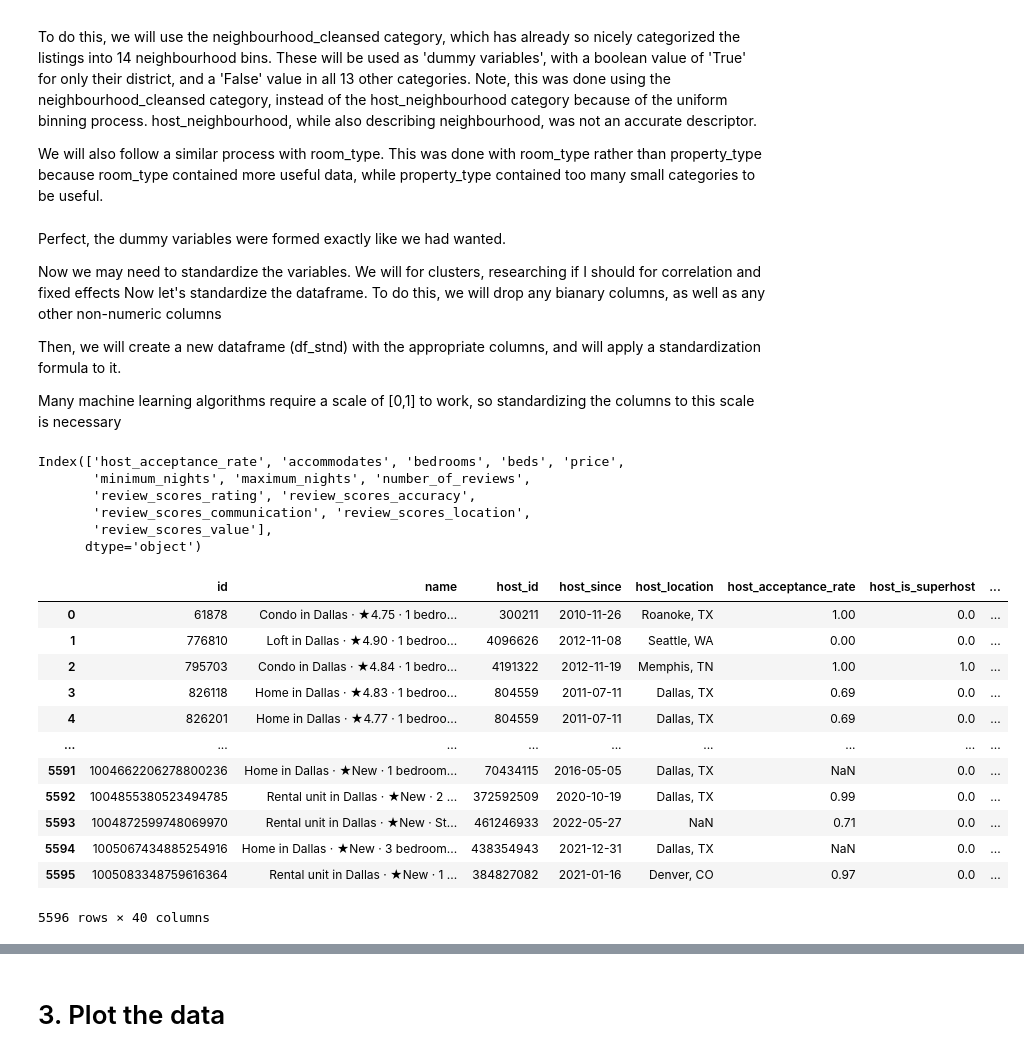
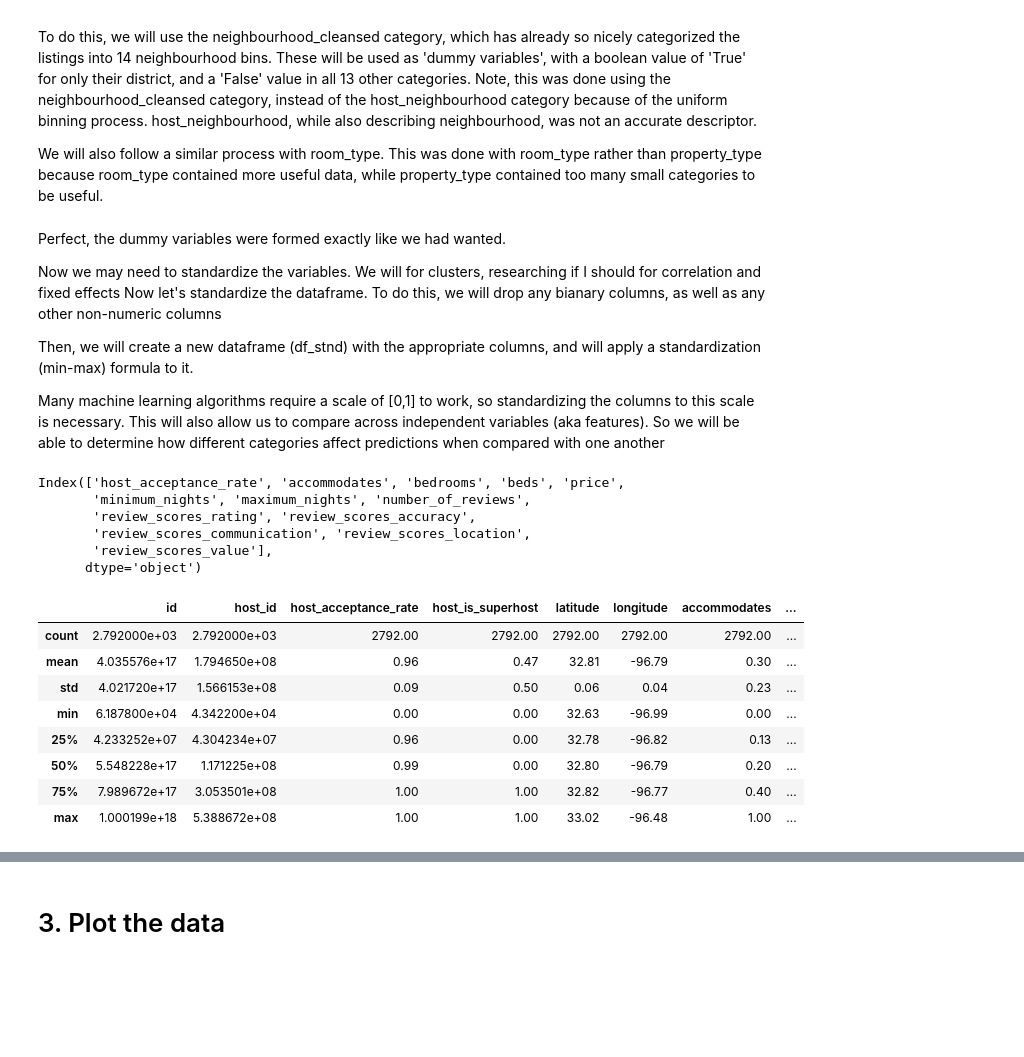
Before and after one commit to landon-g/PortfolioProjects, a Jupyter notebook: Airbnb Data.ipynb, the cells around one changed output, grey strips where cells are left out. Cells and saved outputs as stored; diff of their text form; code cells hidden in the pictures; blank space fills up the shorter version.

```diff
--- a/Airbnb Data.ipynb
+++ b/Airbnb Data.ipynb
@@ -55,5 +53,17 @@ df['host_since'] = df['host_since'].astype('datetime64[ns]')
 df['price'] = df['price'].replace('[\$,]', '', regex=True).astype(float)
 df['host_acceptance_rate'] = df['host_acceptance_rate'].str.rstrip('%').astype('float') / 100.0
 
-df.head()
+#Cleaning Outliers
+#Drop listings with less than 1 review
+df.drop(df[df['number_of_reviews'] < 1 ].index, inplace = True)
+
+#Remove listings with a 0% Acceptance Rate
+df.drop(df[df['host_acceptance_rate'] == 0].index, inplace = True)
+
+#Restrict listings with prices greater than $1000
+df.drop(df[df['price'] >= 1000].index, inplace = True)
+
+df = df.reset_index(drop = True)
+
+df[['accommodates','bedrooms','beds','price','host_acceptance_rate','number_of_reviews','review_scores_rating']].describe().round(2)
 # %% [output]
@@ -98,9 +111,9 @@ Perfect, the dummy variables were formed exactly like we had wanted.
 Now we may need to standardize the variables. We will for clusters, researching if I should for correlation and fixed effects
 Now let's standardize the dataframe. To do this, we will drop any bianary columns, as well as any other non-numeric columns
 
-Then, we will create a new dataframe (df_stnd) with the appropriate columns, and will apply a standardization formula to it.
+Then, we will create a new dataframe (df_stnd) with the appropriate columns, and will apply a standardization (min-max) formula to it.
 
-Many machine learning algorithms require a scale of [0,1] to work, so standardizing the columns to this scale is necessary
+Many machine learning algorithms require a scale of [0,1] to work, so standardizing the columns to this scale is necessary. This will also allow us to compare across independent variables (aka features). So we will be able to determine how different categories affect predictions when compared with one another
 # %%
 cols = df.columns
 cols = cols.drop(['longitude','host_location','host_is_superhost','host_since','host_id','id','name','latitude','neighbourhood_cleansed','room_type','nb1','nb2','nb3','nb4','nb5','nb6','nb7','nb8','nb9','nb10','nb11','nb12','nb13','nb14','entire_home','private_room','shared_room'])
@@ -115,19 +128,17 @@ Index(['host_acceptance_rate', 'accommodates', 'bedrooms', 'beds', 'price',
 # %%
 df_stnd = df.copy()
 for var in cols:
     df_stnd[var] = (df[var] - np.min(df[var]))/(np.max(df[var]) - np.min(df[var]))
-df_stnd
+#Drop missing values
+df_stnd = df_stnd.dropna().reset_index(drop=True)
+df_stnd.describe().round(2)
 # %% [output]
-|  | id | name | host_id | host_since | host_location | host_acceptance_rate | host_is_superhost | ... |
-| 0 | 61878 | Condo in Dallas · ★4.75 · 1 bedro... | 300211 | 2010-11-26 | Roanoke, TX | 1.00 | 0.0 | ... |
-| 1 | 776810 | Loft in Dallas · ★4.90 · 1 bedroo... | 4096626 | 2012-11-08 | Seattle, WA | 0.00 | 0.0 | ... |
-| 2 | 795703 | Condo in Dallas · ★4.84 · 1 bedro... | 4191322 | 2012-11-19 | Memphis, TN | 1.00 | 1.0 | ... |
-| 3 | 826118 | Home in Dallas · ★4.83 · 1 bedroo... | 804559 | 2011-07-11 | Dallas, TX | 0.69 | 0.0 | ... |
-| 4 | 826201 | Home in Dallas · ★4.77 · 1 bedroo... | 804559 | 2011-07-11 | Dallas, TX | 0.69 | 0.0 | ... |
-| ... | ... | ... | ... | ... | ... | ... | ... | ... |
-| 5591 | 1004662206278800236 | Home in Dallas · ★New · 1 bedroom... | 70434115 | 2016-05-05 | Dallas, TX | NaN | 0.0 | ... |
-| 5592 | 1004855380523494785 | Rental unit in Dallas · ★New · 2 ... | 372592509 | 2020-10-19 | Dallas, TX | 0.99 | 0.0 | ... |
-| 5593 | 1004872599748069970 | Rental unit in Dallas · ★New · St... | 461246933 | 2022-05-27 | NaN | 0.71 | 0.0 | ... |
-| 5594 | 1005067434885254916 | Home in Dallas · ★New · 3 bedroom... | 438354943 | 2021-12-31 | Dallas, TX | NaN | 0.0 | ... |
-| 5595 | 1005083348759616364 | Rental unit in Dallas · ★New · 1 ... | 384827082 | 2021-01-16 | Denver, CO | 0.97 | 0.0 | ... |
+|  | id | host_id | host_acceptance_rate | host_is_superhost | latitude | longitude | accommodates | ... |
+| count | 2.792000e+03 | 2.792000e+03 | 2792.00 | 2792.00 | 2792.00 | 2792.00 | 2792.00 | ... |
+| mean | 4.035576e+17 | 1.794650e+08 | 0.96 | 0.47 | 32.81 | -96.79 | 0.30 | ... |
+| std | 4.021720e+17 | 1.566153e+08 | 0.09 | 0.50 | 0.06 | 0.04 | 0.23 | ... |
+| min | 6.187800e+04 | 4.342200e+04 | 0.00 | 0.00 | 32.63 | -96.99 | 0.00 | ... |
+| 25% | 4.233252e+07 | 4.304234e+07 | 0.96 | 0.00 | 32.78 | -96.82 | 0.13 | ... |
+| 50% | 5.548228e+17 | 1.171225e+08 | 0.99 | 0.00 | 32.80 | -96.79 | 0.20 | ... |
+| 75% | 7.989672e+17 | 3.053501e+08 | 1.00 | 1.00 | 32.82 | -96.77 | 0.40 | ... |
+| max | 1.000199e+18 | 5.388672e+08 | 1.00 | 1.00 | 33.02 | -96.48 | 1.00 | ... |
-5596 rows × 40 columns
```
Also changed, not shown: parts of 25 cells of this notebook.
